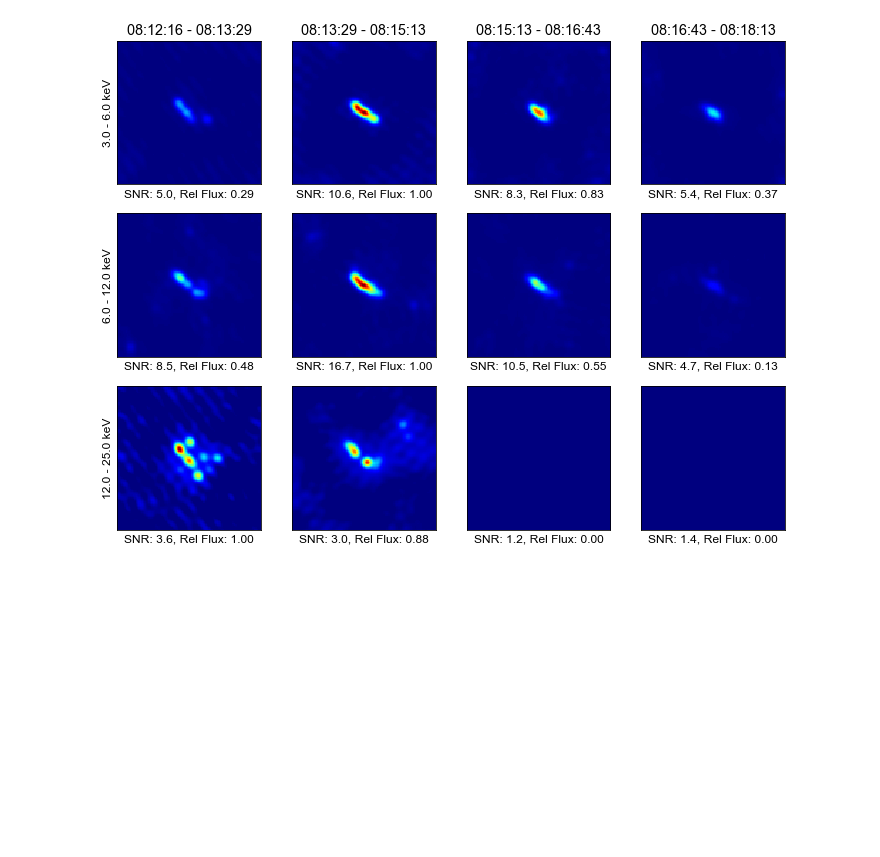
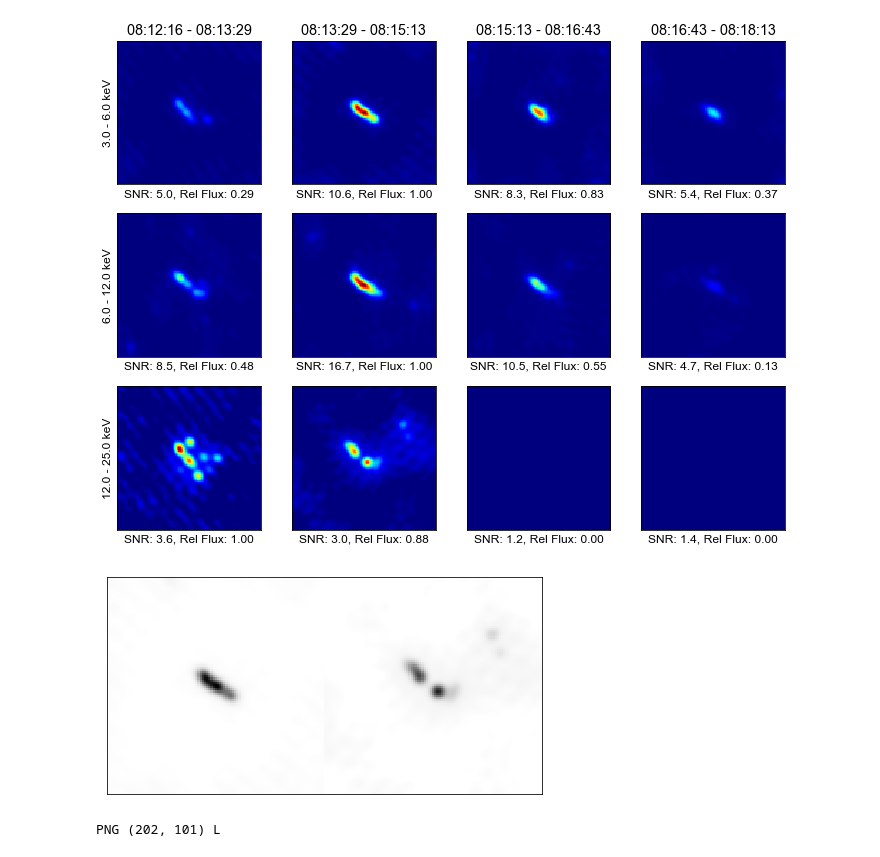
Before and after one commit to ianan/rhsi_flstat, a Jupyter notebook: image_archive_fits.ipynb, the cells around one changed output. Saved outputs shown, nothing was run; the diff lists cells and outputs as text; code cells hidden in the pictures; blank space fills up the shorter version.

```diff
--- a/image_archive_fits.ipynb
+++ b/image_archive_fits.ipynb
@@ -35,6 +37,8 @@ fitsin=fits.open(ff[0])
 # %%
 # Images in [0]
 imgs=fitsin[0].data
+# Set negative to 0
+imgs[imgs < 0]=0.
 hdr=fitsin[0].header
 print(imgs.shape)
 nt,ne,nx,ny=imgs.shape
@@ -146,3 +150,16 @@ for tt in np.arange(nt):
 plt.show()
 # %% [output]
 [figure]
+# %%
+img_two=np.zeros([nx,2*ny])
+img_two[:,0:nx]=imgs[1,0,:,:]/maxs[0]
+img_two[:,nx:]=imgs[1,2,:,:]/maxs[2]
+# %%
+fig= plt.figure(figsize=(8,4))
+cmap = plt.get_cmap('rhessi')
+plt.imshow(img_two,origin='lower',vmin=0.,vmax=1,cmap='Greys')
+plt.xticks([], [])
+plt.yticks([], [])
+plt.show()
+# %% [output]
+[figure, added]
@@ -148,0 +172,7 @@ plt.show()
+# %%
+reload_img=Image.open('test_img.png')
+print(reload_img.format,reload_img.size,reload_img.mode)
+# load the png outside python
+# reload_img.show()
+# %% [output]
+PNG (202, 101) L
```
Also changed, not shown: parts of 5 cells of this notebook, 1 other file.
